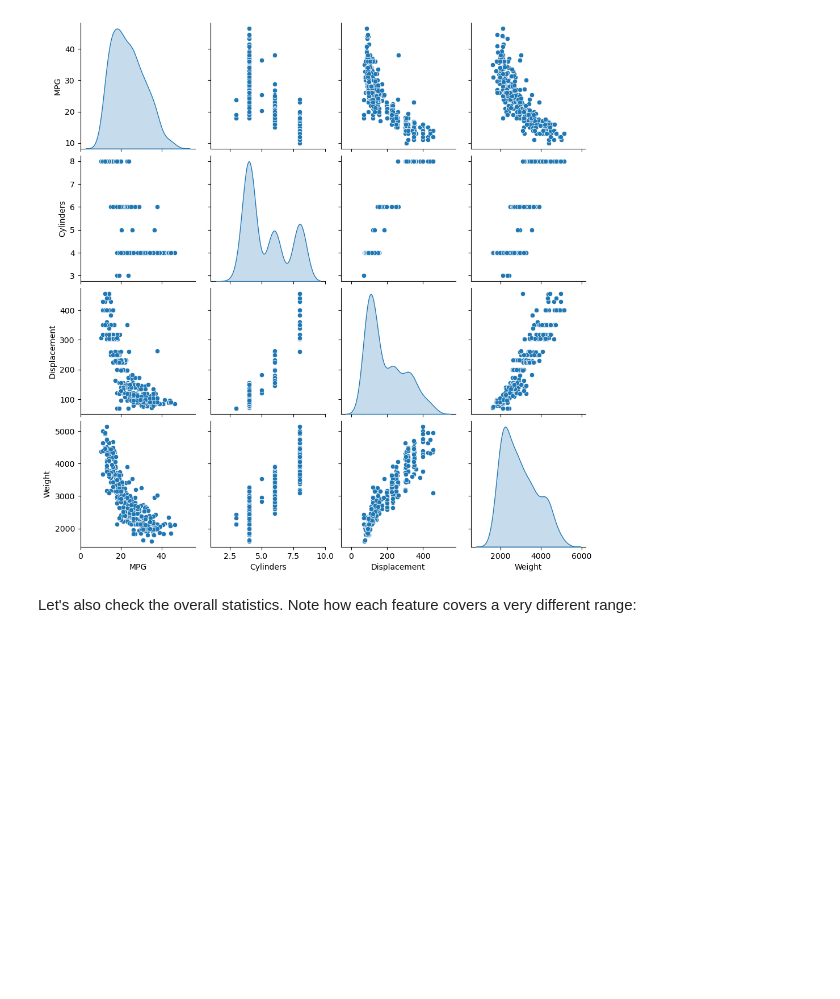
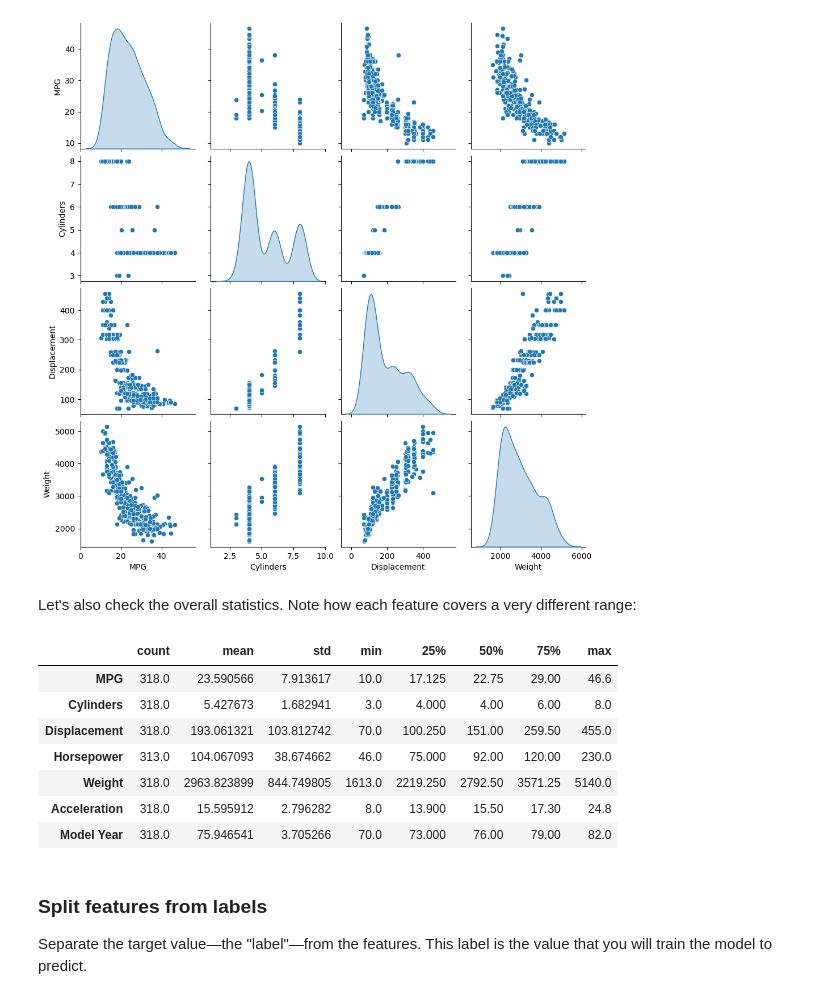
Before and after one commit to mngugi/Code_3_Camp, a Jupyter notebook: basicRegression.ipynb, the cells around one changed output. Cells and saved outputs as stored; diff of their text form; code cells hidden in the pictures; blank space fills up the shorter version.

```diff
--- a/basicRegression.ipynb
+++ b/basicRegression.ipynb
@@ -97,3 +97,17 @@ sns.pairplot(train_dataset[['MPG', 'Cylinders', 'Displacement', 'Weight']], diag
 [figure]
 # %% [markdown]
 Let's also check the overall statistics. Note how each feature covers a very different range:
+# %%
+train_dataset.describe().transpose()
+# %% [output]
+|  | count | mean | std | min | 25% | 50% | 75% | max |
+| MPG | 318.0 | 23.590566 | 7.913617 | 10.0 | 17.125 | 22.75 | 29.00 | 46.6 |
+| Cylinders | 318.0 | 5.427673 | 1.682941 | 3.0 | 4.000 | 4.00 | 6.00 | 8.0 |
+| Displacement | 318.0 | 193.061321 | 103.812742 | 70.0 | 100.250 | 151.00 | 259.50 | 455.0 |
+| Horsepower | 313.0 | 104.067093 | 38.674662 | 46.0 | 75.000 | 92.00 | 120.00 | 230.0 |
+| Weight | 318.0 | 2963.823899 | 844.749805 | 1613.0 | 2219.250 | 2792.50 | 3571.25 | 5140.0 |
+| Acceleration | 318.0 | 15.595912 | 2.796282 | 8.0 | 13.900 | 15.50 | 17.30 | 24.8 |
+| Model Year | 318.0 | 75.946541 | 3.705266 | 70.0 | 73.000 | 76.00 | 79.00 | 82.0 |
+# %% [markdown]
+### Split features from labels
+Separate the target value—the "label"—from the features. This label is the value that you will train the model to predict.
```
Also changed, not shown: parts of 4 cells of this notebook.
